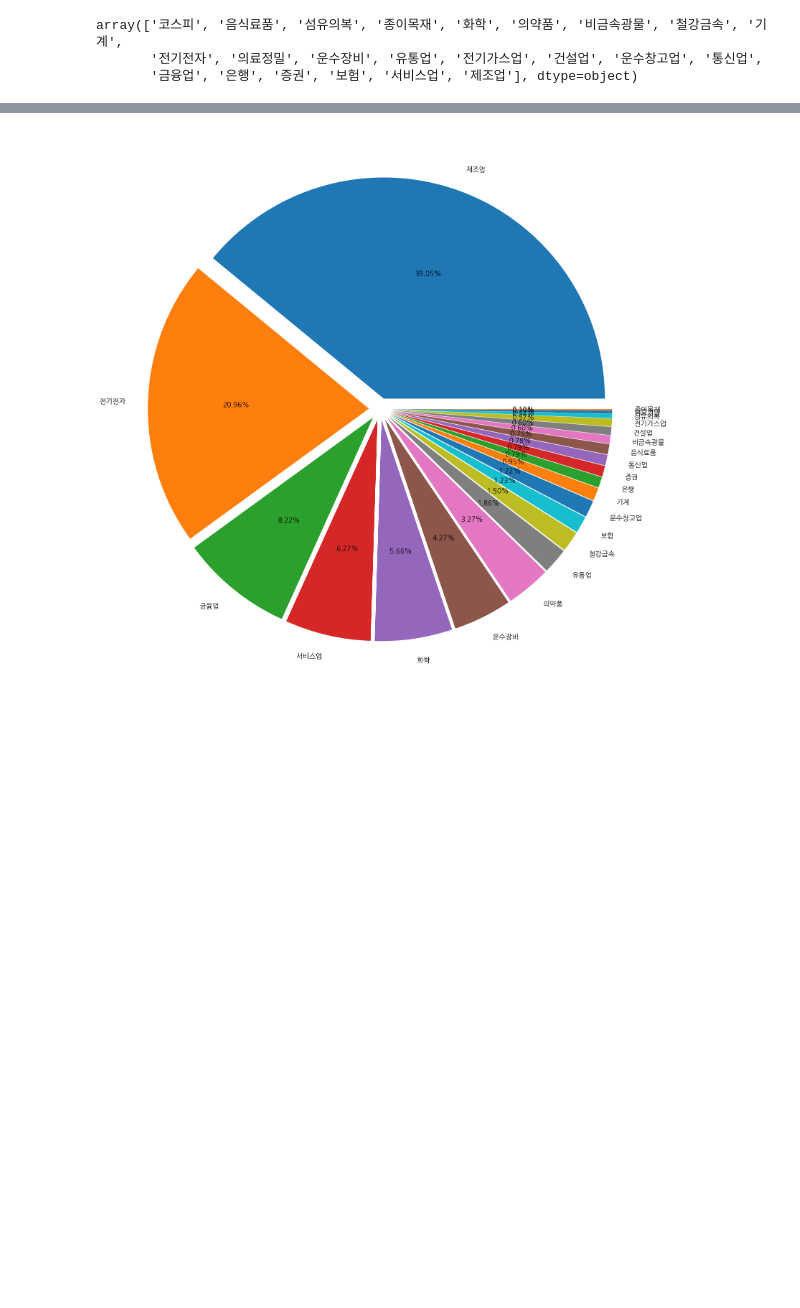
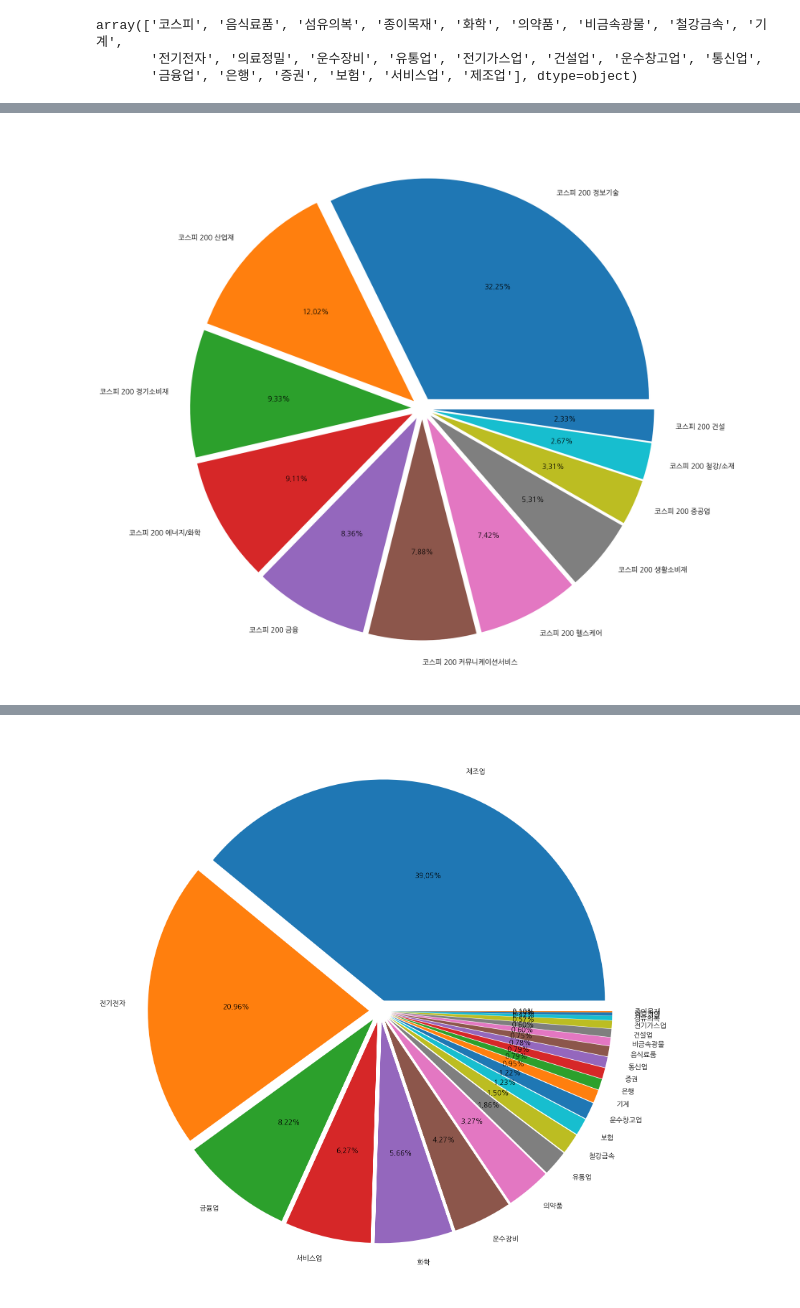
Before and after one commit to KB-IT-Academy-Team-4/eda-kospi, a Jupyter notebook: kospi_sector/프로젝트용_시각화_유상균.ipynb, the cells around one changed output, grey strips where cells are left out. Saved outputs shown, nothing was run; the diff lists cells and outputs as text; code cells hidden in the pictures; blank space fills up the shorter version.

```diff
--- a/kospi_sector/프로젝트용_시각화_유상균.ipynb
+++ b/kospi_sector/프로젝트용_시각화_유상균.ipynb
@@ -309,0 +340,6 @@ Name: date, Length: 5597, dtype: int64
+# %%
+# 시각화 - 파이차트
+plt.pie(ratio, labels=labels, autopct='%.2f%%', explode= [0.05]*len(ratio),textprops={'fontsize': 14})
+plt.show()
+# %% [output]
+[figure, added]
```
Also changed, not shown: parts of 21 cells of this notebook.
